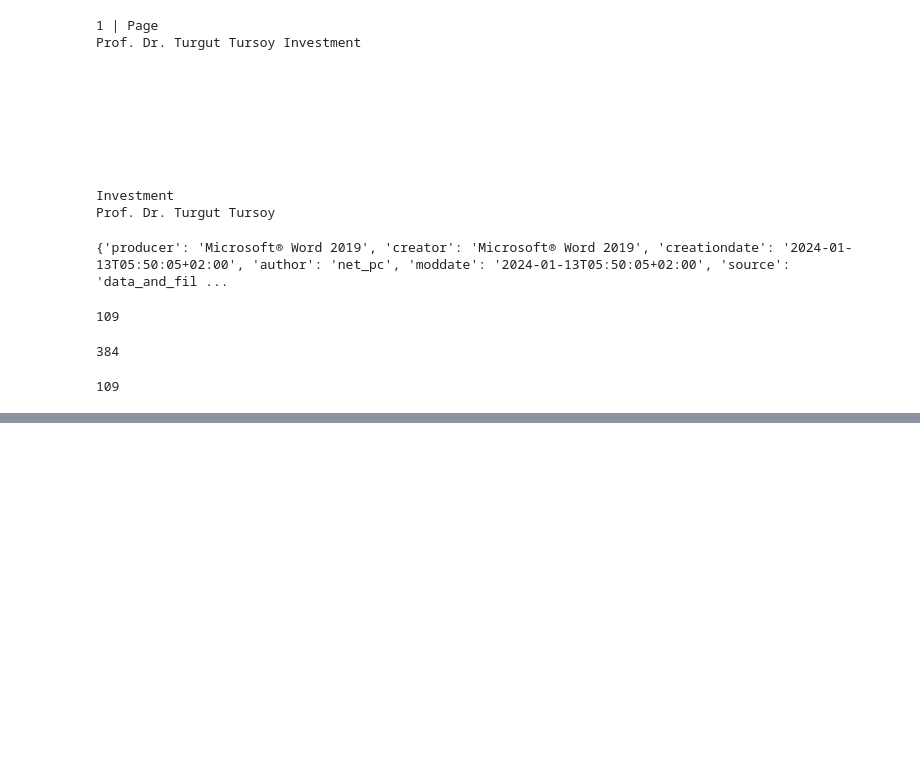
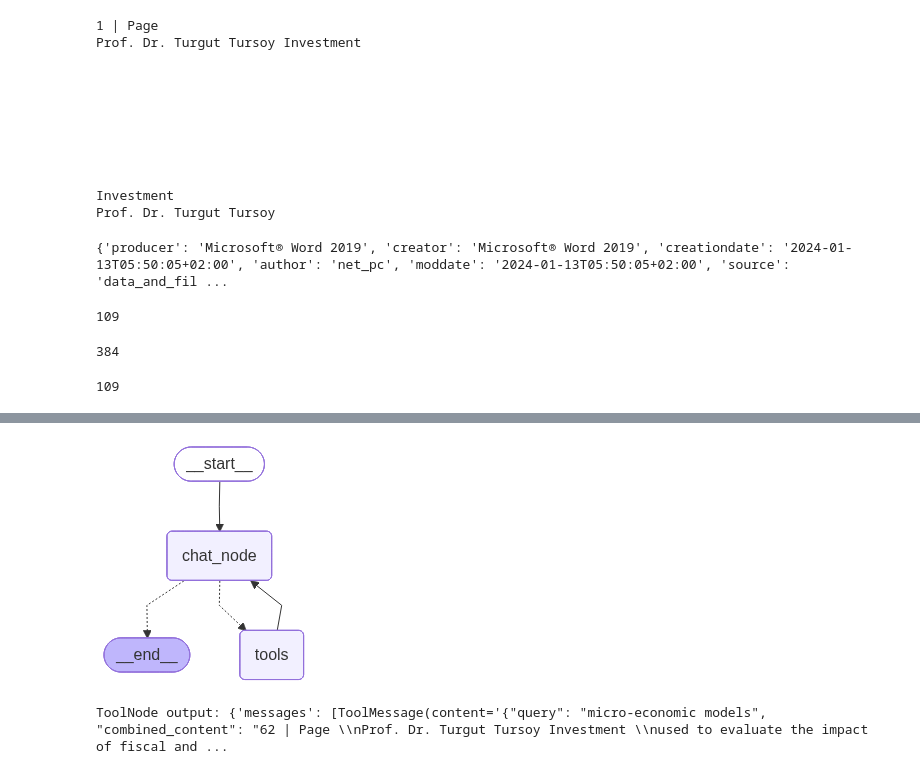
Before and after one commit to GaneshGMgr/GenAI_Course_Work, a Jupyter notebook: LangGraph/Langgraph_Tutorial/13_rag_Retrieval_Agumented_Generate.ipynb, the cells around one changed output, grey strips where cells are left out. Cells and saved outputs as stored; diff of their text form; code cells hidden in the pictures; blank space fills up the shorter version.

Commit message:
Add LangGraph RAG chatbot, UI, and tutorial updates

```diff
--- a/LangGraph/Langgraph_Tutorial/13_rag_Retrieval_Agumented_Generate.ipynb
+++ b/LangGraph/Langgraph_Tutorial/13_rag_Retrieval_Agumented_Generate.ipynb
@@ -221,0 +264,31 @@ print(chat_completion.choices[0].message.content)
+# %%
+def chat_node(state: ChatState) -> ChatState:
+    messages = state["messages"]
+    response = llm_with_tools.invoke(messages)
+    tool_output = getattr(response, "tool_output", None)
+    return {
+        "messages": [response],
+        "tool_output": tool_output,
+        "debug_chat_node_output": response
+    }
+# %%
+tool_node_retrieve = ToolNode(tools)
+# %%
+def tool_node_with_debug(*args, **kwargs):
+    output = tool_node_retrieve.invoke(*args, **kwargs)
+    print("ToolNode output:", output)
+    return output
+# %%
+graph = StateGraph(ChatState)
+
+graph.add_node('chat_node', chat_node)
+graph.add_node('tools', tool_node_with_debug)  # debug version for each node what output is
+graph.add_edge(START, 'chat_node')
+graph.add_conditional_edges('chat_node', tools_condition)
+graph.add_edge('tools', 'chat_node')
+
+rag_chatbot = graph.compile()
+# %%
+rag_chatbot
+# %% [output]
+[figure, added]
@@ -221,0 +313,11 @@ print(chat_completion.choices[0].message.content)
+# %%
+result = rag_chatbot.invoke(
+    {
+        "messages": [
+            SystemMessage(content=SYSTEM_PROMPT),
+            HumanMessage(content="Explain what is Micro-economic models?")
+        ]
+    }
+)
+# %% [output]
+ToolNode output: {'messages': [ToolMessage(content='{"query": "micro-economic models", "combined_content": "62 | Page \\nProf. Dr. Turgut Tursoy Investment \\nused to evaluate the impact of fiscal and ...
```
Also changed, not shown: parts of 35 cells of this notebook, 10 other files.
